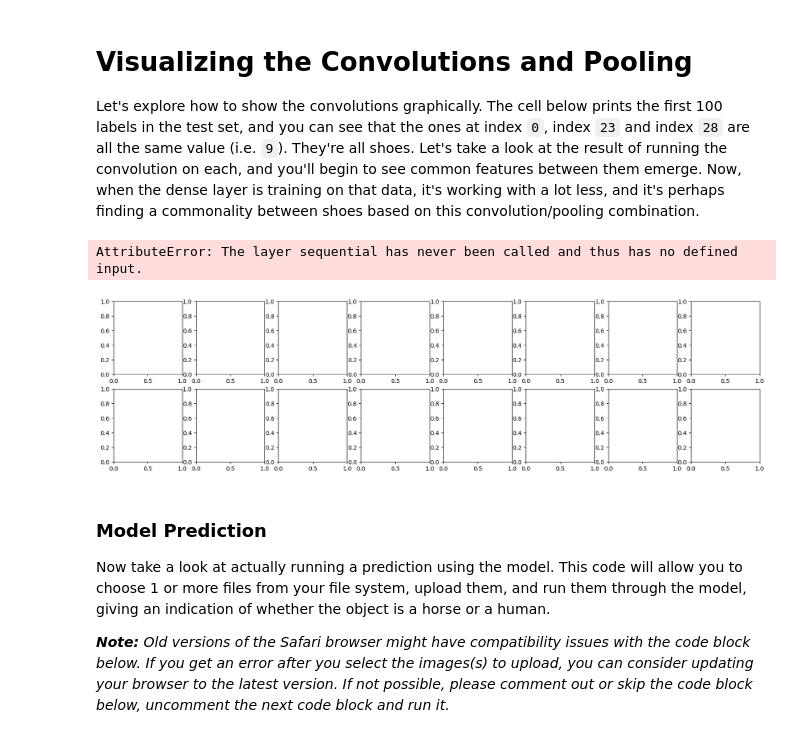
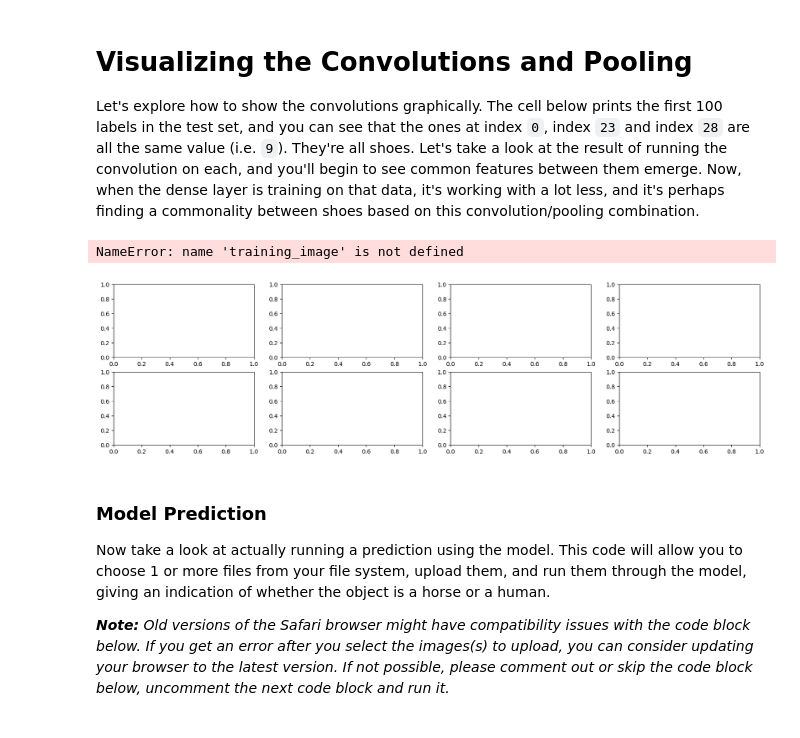
Before and after one commit to svendjo/c6-models, a Jupyter notebook: C6.ipynb, the cells around one changed output. Cells and saved outputs as stored; diff of their text form; code cells hidden in the pictures.

```diff
--- a/C6.ipynb
+++ b/C6.ipynb
@@ -97,8 +95,9 @@ model = tf.keras.models.Sequential([
     # base_model,
     # tf.keras.layers.GlobalAveragePooling2D(),
     # Note the input shape is the desired size of the image 300x300 with 3 bytes color
+    tf.keras.layers.Input(shape=(300, 300, 3)),
     # This is the first convolution
-    tf.keras.layers.Conv2D(16, (3,3), activation='relu', input_shape=(300, 300, 3)),
+    tf.keras.layers.Conv2D(16, (3,3), activation='relu'),
     tf.keras.layers.MaxPooling2D(2, 2),
     # The second convolution
     tf.keras.layers.Conv2D(32, (3,3), activation='relu'),
@@ -281,7 +280,7 @@ The `loss` and `mean_absolute_error` are great indicators of progress in trainin
 history = model.fit(
       training_generator,
       validation_data=validation_generator,
-      epochs=50,
+      epochs=10, #50,
       verbose=1,
       callbacks=[callbacks])
 # %% [output]
@@ -308,31 +310,52 @@ Epoch 50/50
 Let's explore how to show the convolutions graphically. The cell below prints the first 100 labels in the test set, and you can see that the ones at index `0`, index `23` and index `28` are all the same value (i.e. `9`). They're all shoes. Let's take a look at the result of running the convolution on each, and you'll begin to see common features between them emerge. Now, when the dense layer is training on that data, it's working with a lot less, and it's perhaps finding a commonality between shoes based on this convolution/pooling combination.
 # %%
 import matplotlib.pyplot as plt
-from tensorflow.keras import models
+# from tensorflow.keras import models
 
-f, axarr = plt.subplots(2, 8, figsize=(20, 5))
+
+# Optionally, call the model with some dummy data
+# dummy_input = tf.random.normal((1, 300, 300, 3))  # Shape should match your input shape
+# model(dummy_input)  # This will make the model see the input shape
+
+f, axarr = plt.subplots(2, 4, figsize=(20, 5))
 
 # Get the first batch of images and labels
 training_images, training_labels = next(training_generator)
 
 FIRST_IMAGE=0
 SECOND_IMAGE=3
 CONVOLUTION_NUMBER = 7
 
-layer_outputs = [layer.output for layer in model.layers]
-activation_model = tf.keras.models.Model(inputs = model.input, outputs = layer_outputs)
+# Get only the convolutional layer outputs (we don't need pooling, flatten, dense, etc.)
+conv_layers = [layer.output for layer in model.layers if 'conv2d' in layer.name]
 
-for x in range(0,8):
-  f1 = activation_model.predict(training_images[FIRST_IMAGE].reshape(1, 300, 300, 3))[x]
-  axarr[0,x].imshow(f1[0, : , :, CONVOLUTION_NUMBER], cmap='inferno')
-  axarr[0,x].grid(False)
+# Create the activation model with only conv layers
+activation_model = tf.keras.models.Model(inputs=model.inputs, outputs=conv_layers)
 
-  f2 = activation_model.predict(training_images[SECOND_IMAGE].reshape(1, 300, 300, 3))[x]
-  axarr[1,x].imshow(f2[0, : , :, CONVOLUTION_NUMBER], cmap='inferno')
-  axarr[1,x].grid(False)
+# Get activations
+activations = activation_model.predict(training_image)
+
+# Plot activations for each conv layer
+for i, activation in enumerate(activations):
+    row = i // 4
+    col = i % 4
+    axarr[row, col].imshow(activation[0, :, :, 0], cmap='viridis')
+    axarr[row, col].set_title(f'Conv2D_{i+4}')  # Adding 4 since your layers start at conv2d_4
+
+plt.tight_layout()
+plt.show()
+
+# for x in range(0,4):
+#   f1 = activation_model.predict(training_images[FIRST_IMAGE].reshape(1, 300, 300, 3))[x]
+#   axarr[0,x].imshow(f1[0, : , :, CONVOLUTION_NUMBER], cmap='inferno')
+#   axarr[0,x].grid(False)
+
+#   f2 = activation_model.predict(training_images[SECOND_IMAGE].reshape(1, 300, 300, 3))[x]
+#   axarr[1,x].imshow(f2[0, : , :, CONVOLUTION_NUMBER], cmap='inferno')
+#   axarr[1,x].grid(False)
 # %% [output]
-AttributeError: The layer sequential has never been called and thus has no defined input.
+NameError: name 'training_image' is not defined
-[figure, old version]
+[figure, new version]
 # %% [markdown]
 ### Model Prediction
 
```
Also changed, not shown: parts of 5 cells of this notebook.
